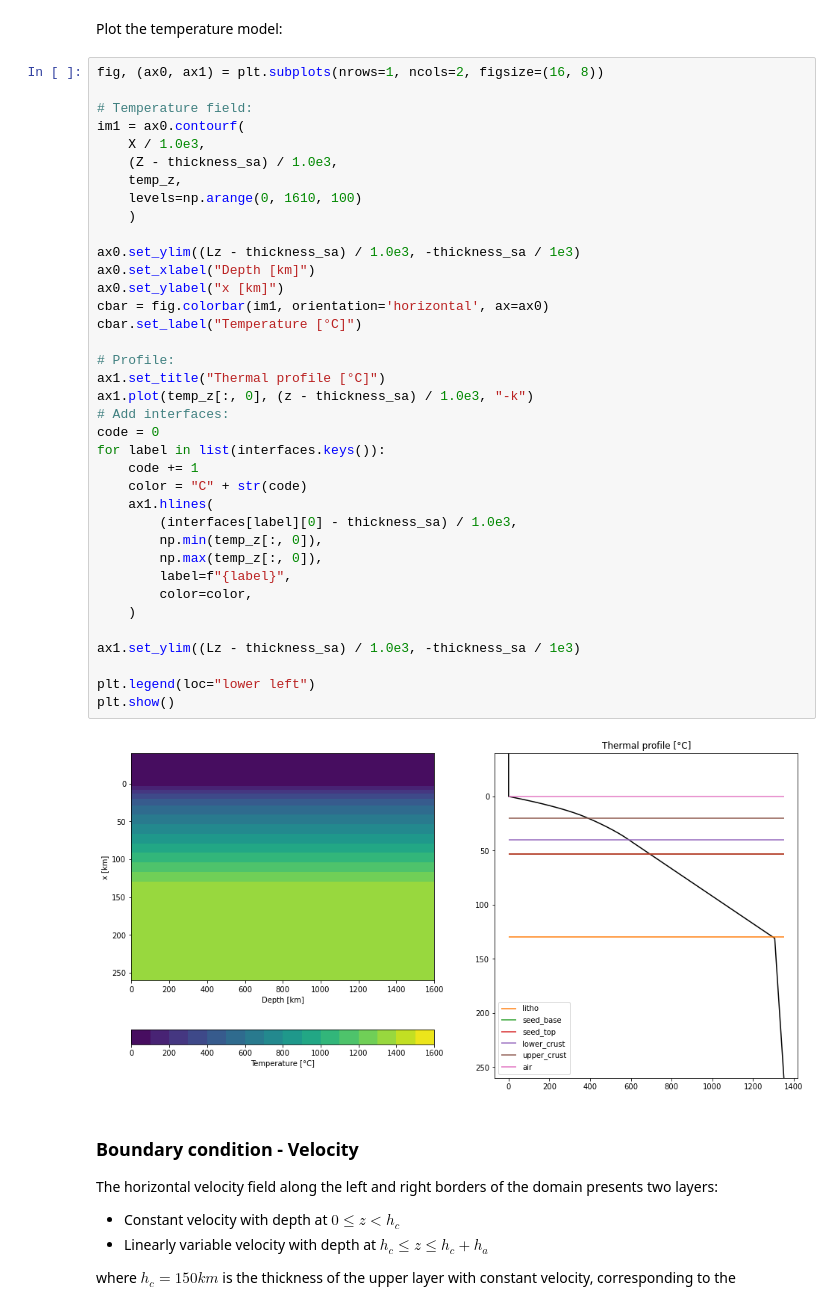
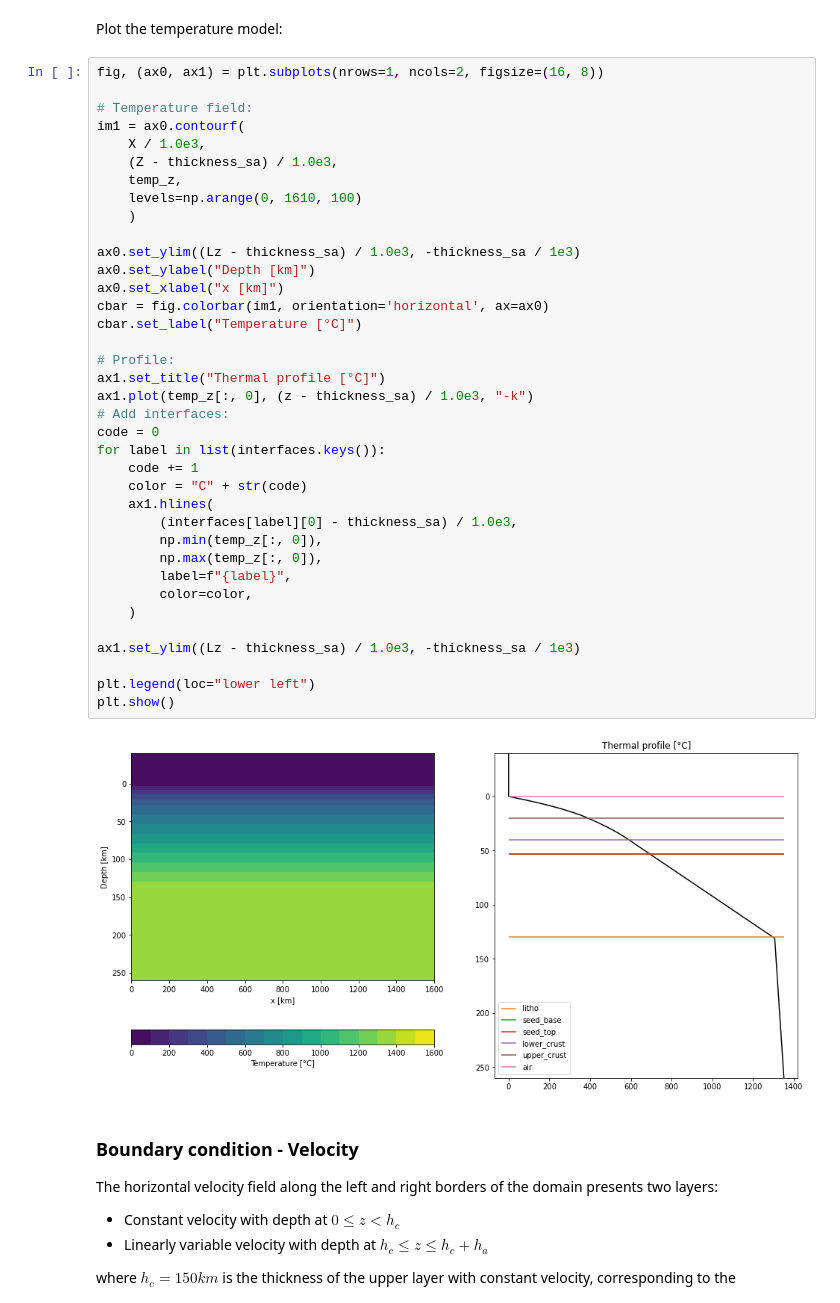
Before and after one commit to ggciag/mandyoc, a Jupyter notebook: examples/continental_rift/create_input_and_plot.ipynb, the cells around one changed output. Saved outputs shown, nothing was run; the diff lists cells and outputs as text.

Commit message:
Fix labels names un the temperature plot

```diff
--- a/examples/continental_rift/create_input_and_plot.ipynb
+++ b/examples/continental_rift/create_input_and_plot.ipynb
@@ -250,36 +250,36 @@ im1 = ax0.contourf(
     (Z - thickness_sa) / 1.0e3,
     temp_z,
     levels=np.arange(0, 1610, 100)
     )
 
 ax0.set_ylim((Lz - thickness_sa) / 1.0e3, -thickness_sa / 1e3)
-ax0.set_xlabel("Depth [km]")
-ax0.set_ylabel("x [km]")
+ax0.set_ylabel("Depth [km]")
+ax0.set_xlabel("x [km]")
 cbar = fig.colorbar(im1, orientation='horizontal', ax=ax0)
 cbar.set_label("Temperature [°C]")
 
 # Profile:
 ax1.set_title("Thermal profile [°C]")
 ax1.plot(temp_z[:, 0], (z - thickness_sa) / 1.0e3, "-k")
 # Add interfaces:
 code = 0
 for label in list(interfaces.keys()):
     code += 1
     color = "C" + str(code)
     ax1.hlines(
         (interfaces[label][0] - thickness_sa) / 1.0e3,
         np.min(temp_z[:, 0]),
         np.max(temp_z[:, 0]),
         label=f"{label}",
         color=color,
     )
 
 ax1.set_ylim((Lz - thickness_sa) / 1.0e3, -thickness_sa / 1e3)
 
 plt.legend(loc="lower left")
 plt.show()
 # %% [output]
-[figure, old version]
+[figure, new version]
 # %% [markdown]
 ### Boundary condition - Velocity
 
```
Also changed, not shown: parts of 2 cells of this notebook.
